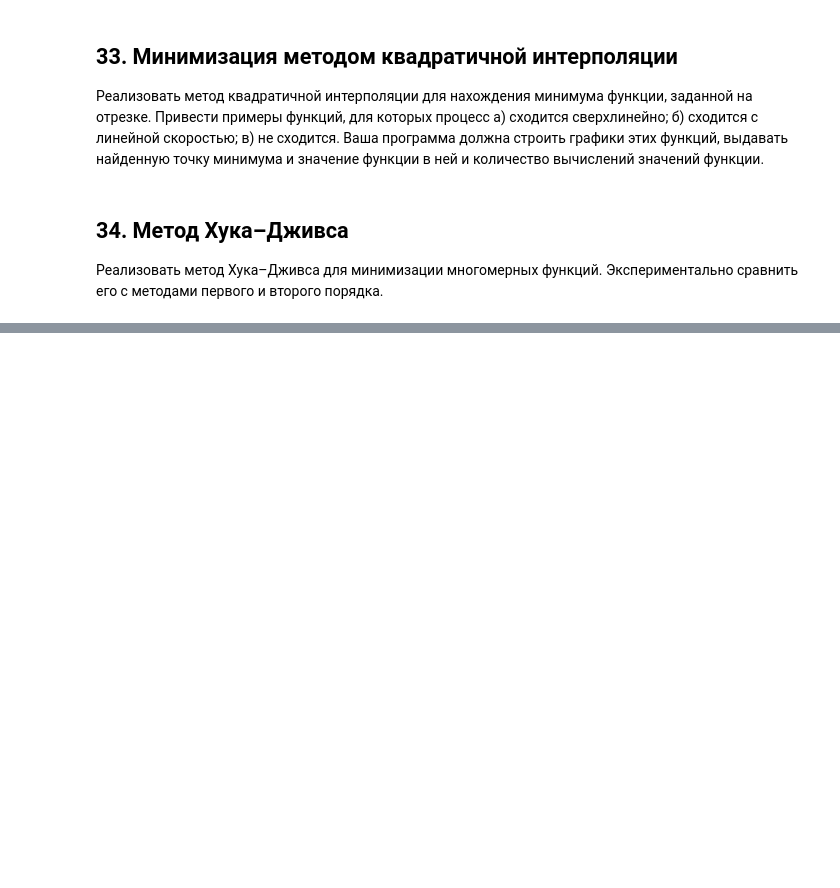
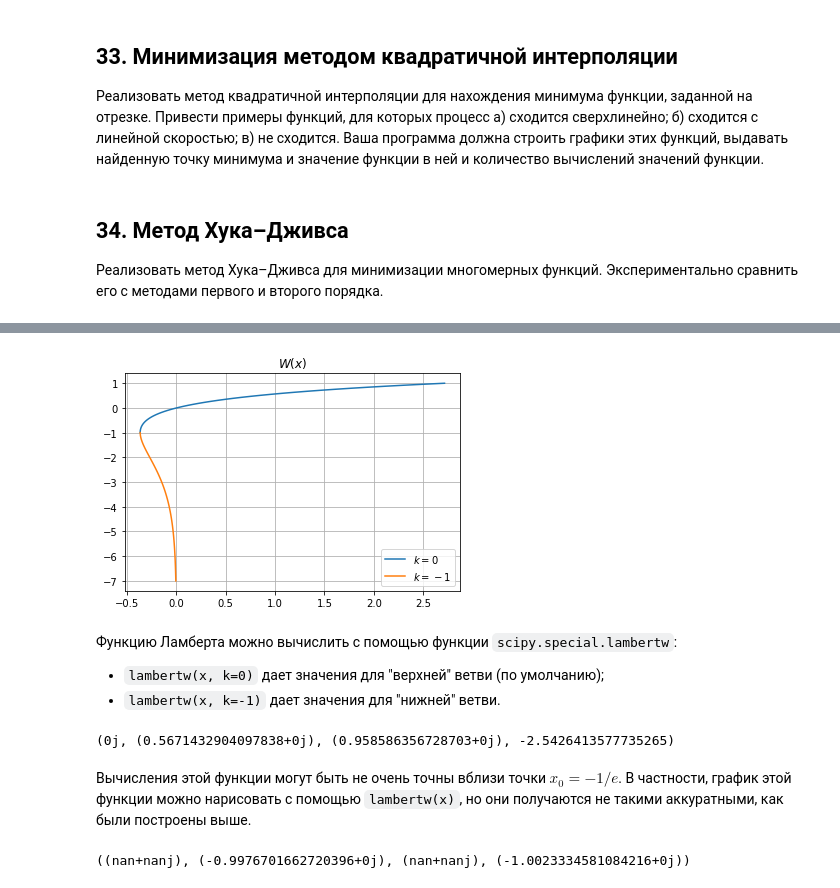
Before and after one commit to NikolaiZolotykh/ScientificPython, a Jupyter notebook: Задачи.ipynb, the cells around one changed output, grey strips where cells are left out. Saved outputs shown, nothing was run; the diff lists cells and outputs as text; code cells hidden in the pictures; blank space fills up the shorter version.

```diff
--- a/Задачи.ipynb
+++ b/Задачи.ipynb
@@ -1029,0 +1287,31 @@ $$
+# %%
+xxm1 = np.linspace(-7, -1)
+yym1 = xxm1*np.exp(xxm1)
+
+xx0 = np.linspace(-1, 1)
+yy0 = xx0*np.exp(xx0)
+
+plt.plot(yy0, xx0, label='$k=0$')
+plt.plot(yym1, xxm1, label='$k=-1$')
+plt.title('$W(x)$')
+plt.legend()
+plt.grid()
+# %% [output]
+[figure, added]
+# %% [markdown]
+Функцию Ламберта можно вычислить с помощью функции `scipy.special.lambertw`:
+
+ - `lambertw(x, k=0)` дает значения для "верхней" ветви (по умолчанию);
+ - `lambertw(x, k=-1)` дает значения для "нижней" ветви.
+# %%
+from scipy.special import lambertw
+
+lambertw(0, k=0), lambertw(1), lambertw(2.5), lambertw(-.2, k=-1).real
+# %% [output]
+(0j, (0.5671432904097838+0j), (0.958586356728703+0j), -2.5426413577735265)
+# %% [markdown]
+Вычисления этой функции могут быть не очень точны вблизи точки $x_0 = -1/e$. В частности, график этой функции можно нарисовать с помощью `lambertw(x)`, но они получаются не такими аккуратными, как  были построены выше.
+# %%
+lambertw(-np.exp(-1)), lambertw(-np.exp(-1)+1e-6), lambertw(-np.exp(-1), k=-1), lambertw(-np.exp(-1)+1e-6, k=-1)
+# %% [output]
+((nan+nanj), (-0.9976701662720396+0j), (nan+nanj), (-1.0023334581084216+0j))
```
Also changed, not shown: parts of 15 cells of this notebook.
